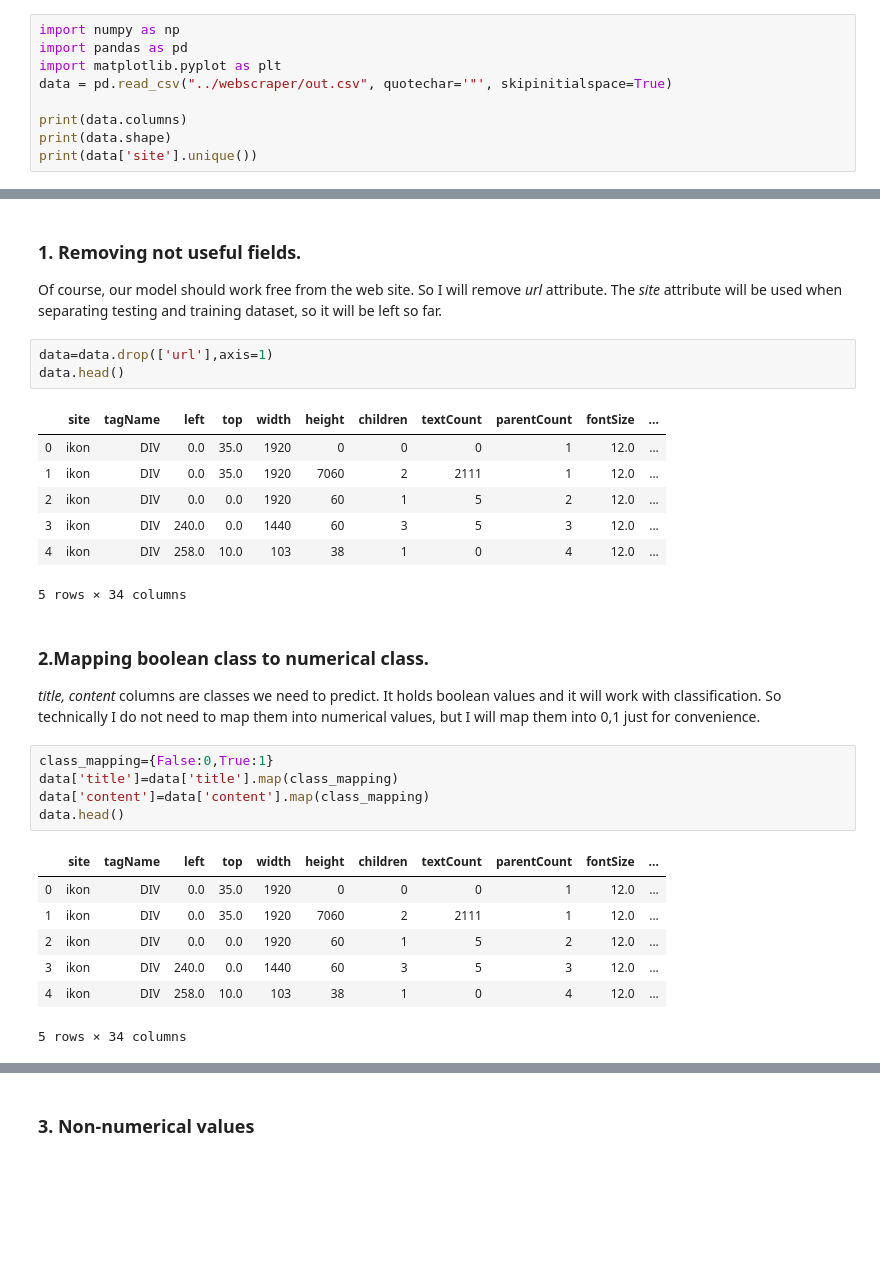
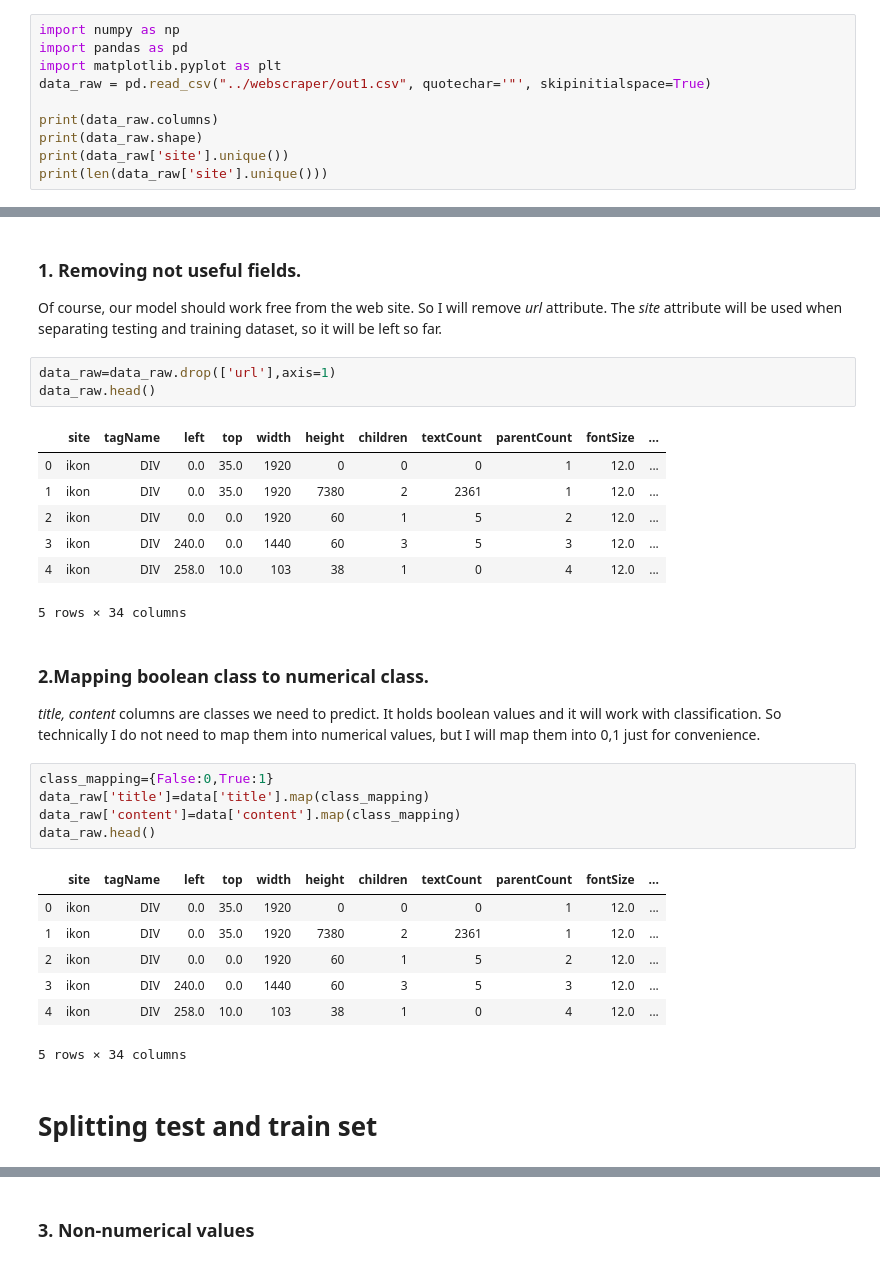
Before and after one commit to uuganbold/news_extractor, a Jupyter notebook: classifier/ClassifierTest.ipynb, the cells around one changed output, grey strips where cells are left out. Drawn from its saved outputs; the diff is of its cells as text; blank space fills up the shorter version.

```diff
--- a/classifier/ClassifierTest.ipynb
+++ b/classifier/ClassifierTest.ipynb
@@ -62,11 +62,12 @@ The dataset is pretty imblanced because in one web page only one element is titl
 import numpy as np
 import pandas as pd
 import matplotlib.pyplot as plt
-data = pd.read_csv("../webscraper/out.csv", quotechar='"', skipinitialspace=True)
+data_raw = pd.read_csv("../webscraper/out1.csv", quotechar='"', skipinitialspace=True)
 
-print(data.columns)
-print(data.shape)
-print(data['site'].unique())
+print(data_raw.columns)
+print(data_raw.shape)
+print(data_raw['site'].unique())
+print(len(data_raw['site'].unique()))
 # %% [output]
 Index(['site', 'url', 'tagName', 'left', 'top', 'width', 'height', 'children',
        'textCount', 'parentCount', 'fontSize', 'linkCount', 'paragraphCount',
@@ -93,12 +94,12 @@ In this phase, I will prepare the dataset for the training.
 ### 1. Removing not useful fields.
 Of course, our model should work free from the web site. So I will remove *url* attribute. The *site* attribute will be used when separating testing and training dataset, so it will be left so far.
 # %%
-data=data.drop(['url'],axis=1)
-data.head()
+data_raw=data_raw.drop(['url'],axis=1)
+data_raw.head()
 # %% [output]
 |  | site | tagName | left | top | width | height | children | textCount | parentCount | fontSize | ... |
 | 0 | ikon | DIV | 0.0 | 35.0 | 1920 | 0 | 0 | 0 | 1 | 12.0 | ... |
-| 1 | ikon | DIV | 0.0 | 35.0 | 1920 | 7060 | 2 | 2111 | 1 | 12.0 | ... |
+| 1 | ikon | DIV | 0.0 | 35.0 | 1920 | 7380 | 2 | 2361 | 1 | 12.0 | ... |
 | 2 | ikon | DIV | 0.0 | 0.0 | 1920 | 60 | 1 | 5 | 2 | 12.0 | ... |
 | 3 | ikon | DIV | 240.0 | 0.0 | 1440 | 60 | 3 | 5 | 3 | 12.0 | ... |
 | 4 | ikon | DIV | 258.0 | 10.0 | 103 | 38 | 1 | 0 | 4 | 12.0 | ... |
@@ -108,14 +109,16 @@ data.head()
 *title, content* columns are classes we need to predict. It holds boolean values and it will work with classification. So technically I do not need to map them into numerical values, but I will map them into 0,1 just for convenience.
 # %%
 class_mapping={False:0,True:1}
-data['title']=data['title'].map(class_mapping)
-data['content']=data['content'].map(class_mapping)
-data.head()
+data_raw['title']=data['title'].map(class_mapping)
+data_raw['content']=data['content'].map(class_mapping)
+data_raw.head()
 # %% [output]
 |  | site | tagName | left | top | width | height | children | textCount | parentCount | fontSize | ... |
 | 0 | ikon | DIV | 0.0 | 35.0 | 1920 | 0 | 0 | 0 | 1 | 12.0 | ... |
-| 1 | ikon | DIV | 0.0 | 35.0 | 1920 | 7060 | 2 | 2111 | 1 | 12.0 | ... |
+| 1 | ikon | DIV | 0.0 | 35.0 | 1920 | 7380 | 2 | 2361 | 1 | 12.0 | ... |
 | 2 | ikon | DIV | 0.0 | 0.0 | 1920 | 60 | 1 | 5 | 2 | 12.0 | ... |
 | 3 | ikon | DIV | 240.0 | 0.0 | 1440 | 60 | 3 | 5 | 3 | 12.0 | ... |
 | 4 | ikon | DIV | 258.0 | 10.0 | 103 | 38 | 1 | 0 | 4 | 12.0 | ... |
 5 rows × 34 columns
+# %% [markdown]
+# Splitting test and train set
```
Also changed, not shown: parts of 15 cells of this notebook, 6 other files.
